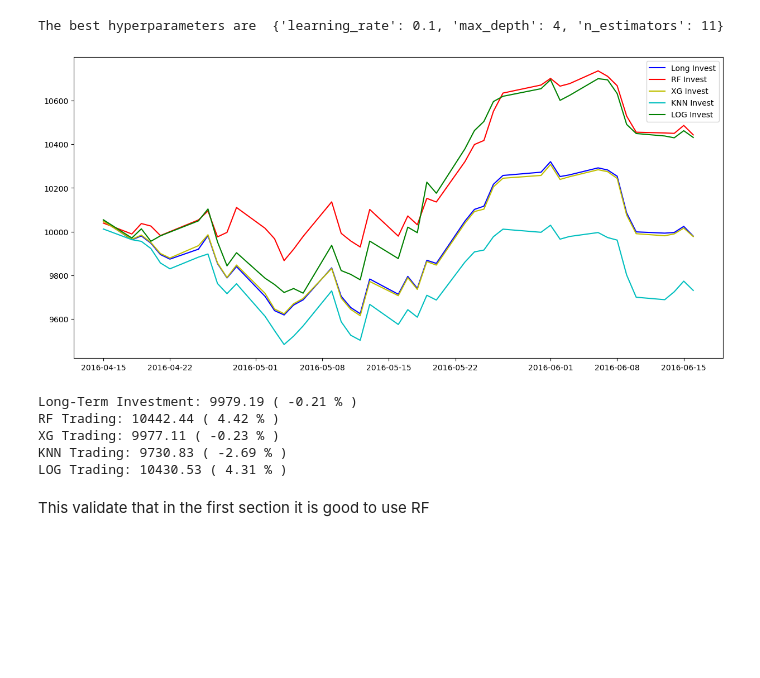
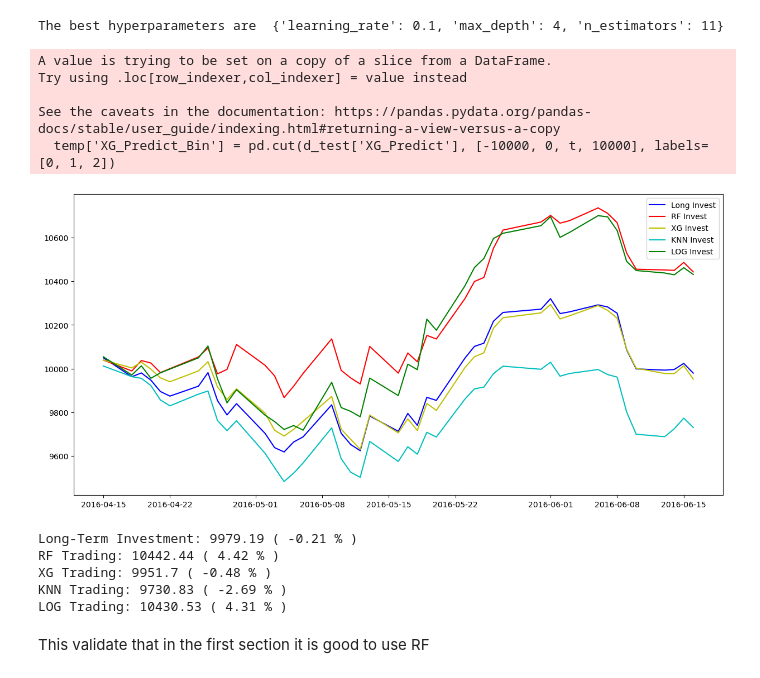
Before and after one commit to HiggsP10/Stock_pred, a Jupyter notebook: models.ipynb, the cells around one changed output. Drawn from its saved outputs; the diff is of its cells as text; code cells hidden in the pictures; blank space fills up the shorter version.

```diff
--- a/models.ipynb
+++ b/models.ipynb
@@ -282,16 +304,15 @@ Show that sentiment only is the best in NN as well as in RF
 # %%
 #For no_sent model
 # Remove extra columns from train data
-X_train = d_train[["Adj Close", "Volume", "Low", "High", "Open"]].values
+X_train = d_train[["Adj Close_Scaled", "Volume_Scaled", "Low_Scaled", "High_Scaled", "Open_Scaled"]].values
 y_train = d_train['Shifted_Percent_Change'].values
 
 # Remove extra solumns from val data
-X_val = d_val[["Adj Close", "Volume", "Low", "High", "Open"]].values
+X_val = d_val[["Adj Close_Scaled", "Volume_Scaled", "Low_Scaled", "High_Scaled", "Open_Scaled"]].values
 y_val = d_val['Shifted_Percent_Change'].values
 
 # Remove extra solumns from test data
-X_test = d_test[["Adj Close", "Volume", "Low", "High", "Open"]].values
-y_test = d_test['Shifted_Percent_Change'].values
+X_test = d_test[["Adj Close_Scaled", "Volume_Scaled", "Low_Scaled", "High_Scaled", "Open_Scaled"]].values
 y_test = d_test['Shifted_Percent_Change'].values
 model = Sequential([layers.Input((3, 1)),
                     layers.LSTM(64),
@@ -331,15 +364,15 @@ d_test['LSTM_Predict_nosent'] = test_predictions_nosent
 # %%
 #For mixed model
 # Remove extra columns from train data
-X_train = d_train[["Adj Close", "Volume", "Low", "High", "Open",'Sentiment_Weighted', 'Sentiment_mean', 'Tweets', 'Tweets_mean']].values
+X_train = d_train[["Adj Close_Scaled", "Volume_Scaled", "Low_Scaled", "High_Scaled", "Open_Scaled",'Sentiment_Weighted', 'Sentiment_mean', 'Tweets_Scaled', 'Tweets_mean_Scaled']].values
 y_train = d_train['Shifted_Percent_Change'].values
 
 # Remove extra solumns from test data
-X_val = d_val[["Adj Close", "Volume", "Low", "High", "Open",'Sentiment_Weighted', 'Sentiment_mean', 'Tweets', 'Tweets_mean']].values
+X_val = d_val[["Adj Close_Scaled", "Volume_Scaled", "Low_Scaled", "High_Scaled", "Open_Scaled",'Sentiment_Weighted', 'Sentiment_mean', 'Tweets_Scaled', 'Tweets_mean_Scaled']].values
 y_val = d_val['Shifted_Percent_Change'].values
 
 # Remove extra solumns from test data
-X_test = d_test[["Adj Close", "Volume", "Low", "High", "Open",'Sentiment_Weighted', 'Sentiment_mean', 'Tweets', 'Tweets_mean']].values
+X_test = d_test[["Adj Close_Scaled", "Volume_Scaled", "Low_Scaled", "High_Scaled", "Open_Scaled",'Sentiment_Weighted', 'Sentiment_mean', 'Tweets_Scaled', 'Tweets_mean_Scaled']].values
 y_test = d_test['Shifted_Percent_Change'].values
 model = Sequential([layers.Input((3, 1)),
                     layers.LSTM(64),
@@ -410,8 +443,7 @@ for date in dates:
     bot_LSTM_capital = bot_LSTM_capital + (bot_LSTM_capital/(len(temp)+len(temp1)) * (temp['Percent_Change']/100)).sum() + (bot_LSTM_capital/(len(temp)+len(temp1)) * (temp1['Percent_Change']/100)).sum()
 
     # Calculate profit from using the No_sent bot to determine what stocks to invest in
-    t = (k*statistics.stdev(d_test['LSTM_Predict_nosent']))+d_test['LSTM_Predict_nosent'].mean()
-    d_test['LSTM_Predict_nosent_Bin'] = pd.cut(d_test['LSTM_Predict_nosent'], [-10000, 0, t, 10000], labels=[0, 1, 2])
+    d_test['LSTM_Predict_nosent_Bin'] = pd.cut(d_test['LSTM_Predict_nosent'], [-10000, 0, 2, 10000], labels=[0, 1, 2])
     temp = d_test[d_test['Date']==date]
     temp = temp[temp['LSTM_Predict_nosent_Bin']>0]
     temp1 = temp[temp['LSTM_Predict_nosent_Bin']>1]
@@ -512,6 +544,13 @@ d_test['RF_Predict'] = NetPred
 # %% [output]
 0.21332716335030077
 # %%
+# Remove extra columns from train data
+X_train = d_train[['Sentiment_Weighted', 'Sentiment_mean', 'Tweets_Scaled', 'Tweets_mean_Scaled']].values
+y_train = d_train['Shifted_Percent_Change'].values
+
+# Remove extra solumns from test data
+X_test = d_test[['Sentiment_Weighted', 'Sentiment_mean', 'Tweets_Scaled', 'Tweets_mean_Scaled']].values
+y_test = d_test['Shifted_Percent_Change'].values
 #Train XG_boost to find the best parameter
 xgb_reg = xgboost.XGBRegressor()
 param_grid = {"max_depth":    [4, 5, 6],
@@ -555,8 +594,10 @@ for date in dates:
     long_capital = long_capital + ((long_capital/len(temp)) * (temp['Percent_Change']/100)).sum()
 
     # Calculate profit from using the XG bot to determine what stocks to invest in
-    temp = temp[temp['XG_Predict']>0]
-    temp1 = temp[temp['XG_Predict']>1]
+    t = (k*statistics.stdev(d_test['XG_Predict']))+d_test['XG_Predict'].mean()
+    temp['XG_Predict_Bin'] = pd.cut(d_test['XG_Predict'], [-10000, 0, t, 10000], labels=[0, 1, 2])
+    temp = temp[temp['XG_Predict_Bin']>0]
+    temp1 = temp[temp['XG_Predict_Bin']>1]
     bot_XG_capital = bot_XG_capital + (bot_XG_capital/(len(temp)+len(temp1)) * (temp['Percent_Change']/100)).sum() + (bot_XG_capital/(len(temp)+len(temp1)) * (temp1['Percent_Change']/100)).sum()
     # Calculate profit from using the RF bot to determine what stocks to invest in
     temp = d_test[d_test['Date']==date]
@@ -571,39 +612,44 @@ for date in dates:
         # Calculate profit from using the LOG bot to determine what stocks to invest in
     temp = d_test[d_test['Date']==date]
     temp = temp[temp['log_predict']>0]
     temp1 = temp[temp['log_predict']>1]
     bot_log_capital = bot_log_capital + (bot_log_capital/(len(temp)+len(temp1)) * (temp['Percent_Change']/100)).sum() + (bot_log_capital/(len(temp)+len(temp1)) * (temp1['Percent_Change']/100)).sum()
     # Keep track of the account totals ove time
     longs.append(long_capital)
     bot_KNN.append(bot_KNN_capital)
     bot_RF.append(bot_RF_capital)
     bot_log.append(bot_log_capital)
     bot_XG.append(bot_XG_capital)
 
 # Plot the accounts balances over time
 plt.figure(figsize=(15,7))
 plt.plot(dates, longs[1:], c='b', label='Long Invest')
 plt.plot(dates, bot_RF[1:], c='r', label='RF Invest')
 plt.plot(dates, bot_XG[1:], c='y', label='XG Invest')
 plt.plot(dates, bot_KNN[1:], c='c', label='KNN Invest')
 plt.plot(dates, bot_log[1:], c='g', label='LOG Invest')
 
 plt.legend()
 plt.show()
 
 # Show the return from each account over time
 print('Long-Term Investment:', round(longs[-1],2), '(', round((longs[-1]-longs[0])/longs[0]*100,2), '% )')
 print('RF Trading:', round(bot_RF[-1],2), '(', round((bot_RF[-1]-bot_RF[0])/bot_RF[0]*100,2), '% )')
 print('XG Trading:', round(bot_XG[-1],2), '(', round((bot_XG[-1]-bot_XG[0])/bot_XG[0]*100,2), '% )')
 print('KNN Trading:', round(bot_KNN[-1],2), '(', round((bot_KNN[-1]-bot_KNN[0])/bot_KNN[0]*100,2), '% )')
 print('LOG Trading:', round(bot_log[-1],2), '(', round((bot_log[-1]-bot_log[0])/bot_log[0]*100,2), '% )')
 # %% [output]
+A value is trying to be set on a copy of a slice from a DataFrame.
+Try using .loc[row_indexer,col_indexer] = value instead
+
+See the caveats in the documentation: https://pandas.pydata.org/pandas-docs/stable/user_guide/indexing.html#returning-a-view-versus-a-copy
+  temp['XG_Predict_Bin'] = pd.cut(d_test['XG_Predict'], [-10000, 0, t, 10000], labels=[0, 1, 2])
-[figure, old version]
+[figure, new version]
-Long-Term Investment: 9979.19 ( -0.21 % )
-RF Trading: 10442.44 ( 4.42 % )
-XG Trading: 9977.11 ( -0.23 % )
-KNN Trading: 9730.83 ( -2.69 % )
-LOG Trading: 10430.53 ( 4.31 % )
+Long-Term Investment: 9979.19 ( -0.21 % )
+RF Trading: 10442.44 ( 4.42 % )
+XG Trading: 9951.7 ( -0.48 % )
+KNN Trading: 9730.83 ( -2.69 % )
+LOG Trading: 10430.53 ( 4.31 % )
 # %% [markdown]
 This validate that in the first section it is good to use RF
 # %% [markdown]
```
Also changed, not shown: parts of 11 cells of this notebook, 1 other file.
